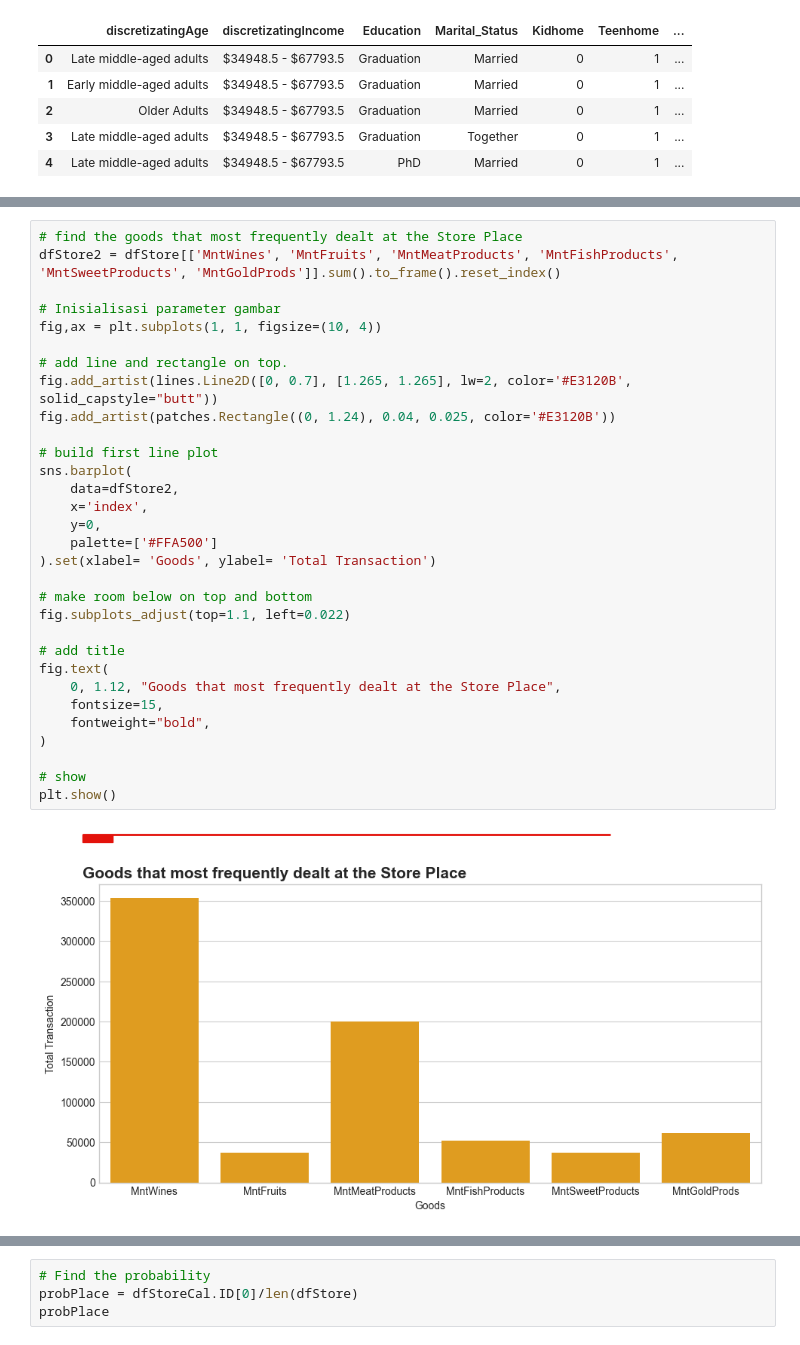
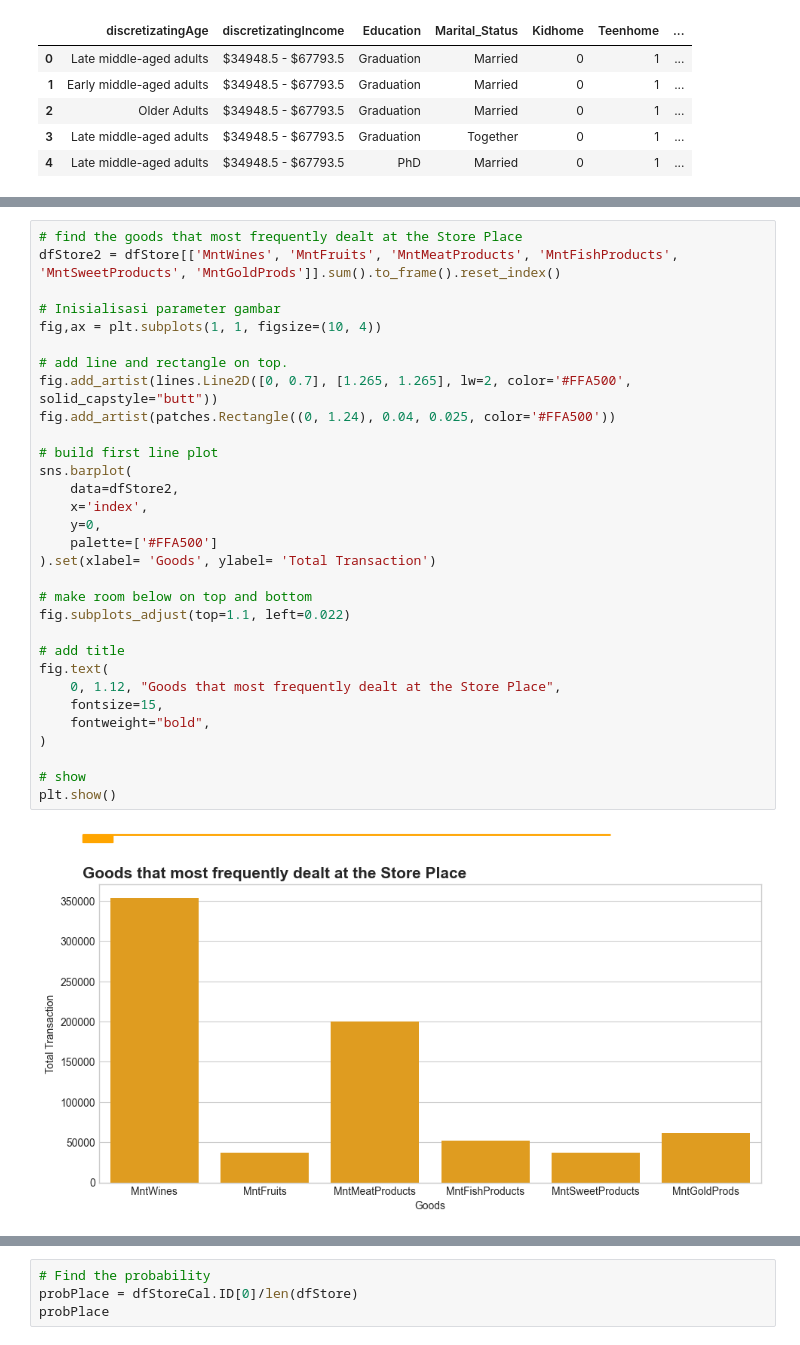
Before and after one commit to fdkurnianto/CapstoneProject2, a Jupyter notebook: notebooks/DataAnalytics.ipynb, the cells around one changed output, grey strips where cells are left out. Drawn from its saved outputs; the diff is of its cells as text.

```diff
--- a/notebooks/DataAnalytics.ipynb
+++ b/notebooks/DataAnalytics.ipynb
@@ -558,33 +589,33 @@ dfStoreCal.nlargest(5, columns='NumStorePurchases')
 # %%
 # find the goods that most frequently dealt at the Store Place
 dfStore2 = dfStore[['MntWines', 'MntFruits', 'MntMeatProducts', 'MntFishProducts', 'MntSweetProducts', 'MntGoldProds']].sum().to_frame().reset_index()
 
 # Inisialisasi parameter gambar
 fig,ax = plt.subplots(1, 1, figsize=(10, 4))
 
 # add line and rectangle on top.
-fig.add_artist(lines.Line2D([0, 0.7], [1.265, 1.265], lw=2, color='#E3120B', solid_capstyle="butt"))
-fig.add_artist(patches.Rectangle((0, 1.24), 0.04, 0.025, color='#E3120B'))
+fig.add_artist(lines.Line2D([0, 0.7], [1.265, 1.265], lw=2, color='#FFA500', solid_capstyle="butt"))
+fig.add_artist(patches.Rectangle((0, 1.24), 0.04, 0.025, color='#FFA500'))
 
 # build first line plot
 sns.barplot(
     data=dfStore2,
     x='index',
     y=0,
     palette=['#FFA500']
 ).set(xlabel= 'Goods', ylabel= 'Total Transaction')
 
 # make room below on top and bottom
 fig.subplots_adjust(top=1.1, left=0.022)
 
 # add title
 fig.text(
     0, 1.12, "Goods that most frequently dealt at the Store Place",
     fontsize=15,
     fontweight="bold",
 )
 
 # show
 plt.show()
 # %% [output]
-[figure, old version]
+[figure, new version]
```
Also changed, not shown: parts of 48 cells of this notebook, 4 other files.
